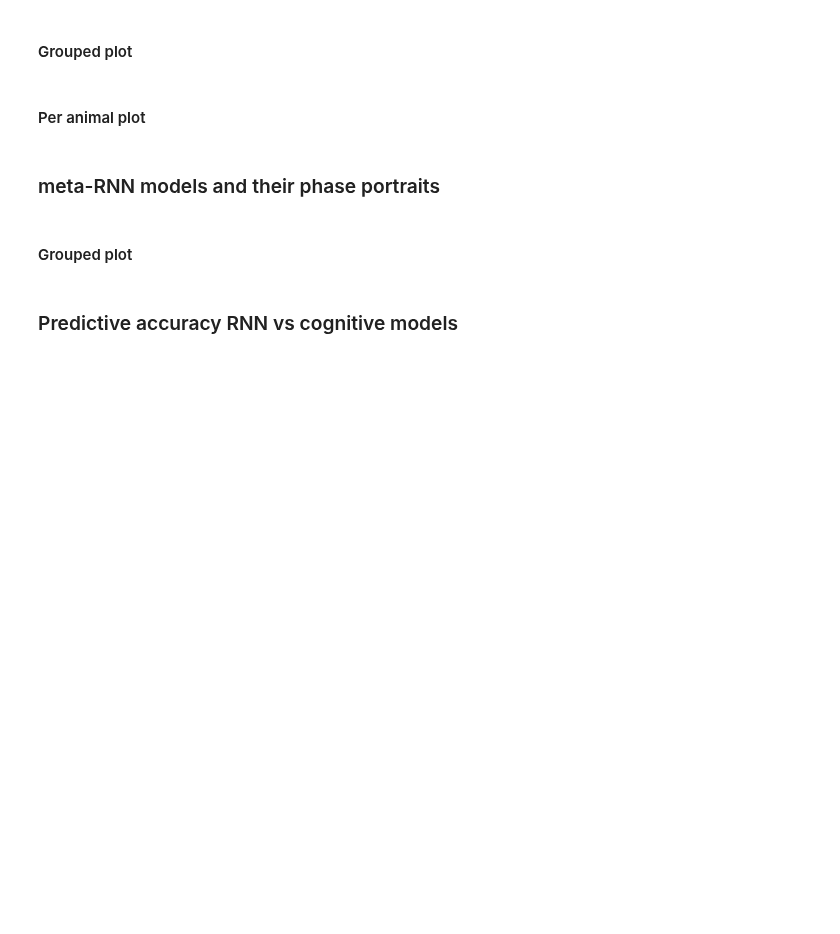
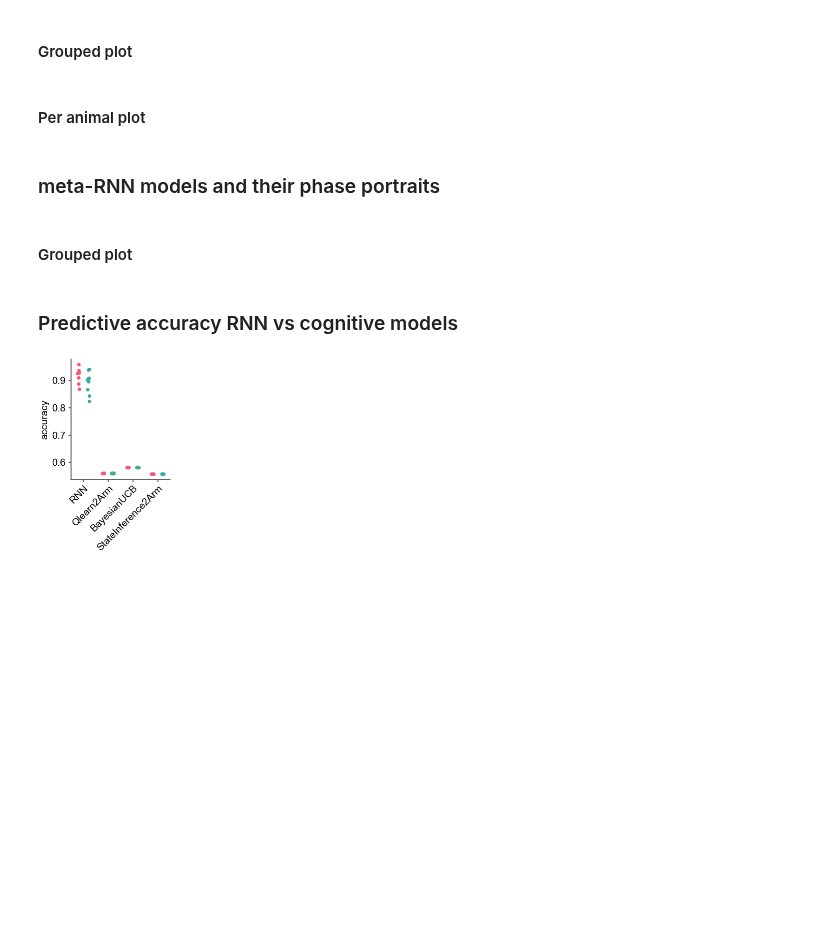
Before and after one commit to bapungiri/py_adlab_bg, a Jupyter notebook: mab_rnn_fit.ipynb, the cells around one changed output. Drawn from its saved outputs; the diff is of its cells as text; code cells hidden in the pictures; blank space fills up the shorter version.

```diff
--- a/mab_rnn_fit.ipynb
+++ b/mab_rnn_fit.ipynb
@@ -1348,23 +1346,28 @@ df_accuracy_main
 # %%
+import mab_subjects
 import matplotlib.pyplot as plt
 from statplotannot.plots import Fig, SeabornPlotter, xtick_format
 import seaborn as sns
 from mab_colors import Palette2Arm
 
 accuracy_df = mab_subjects.GroupData().rnn_models_fit_accuracy.latest
+
 fig = Fig(4, 4, fontsize=14)
 
-for a, accuracy_type in enumerate(["all", "choice"]):
+for a, accuracy_type in enumerate(["all"]):
     df_accuracy_type = accuracy_df[accuracy_df["accuracy_type"] == accuracy_type]
     ax = fig.subplot(fig.gs[a])
 
     SeabornPlotter(
         data=df_accuracy_type,
         x="fit",
         y="accuracy",
         hue="group",
         hue_order=["unstruc", "struc"],
         ax=ax,
-    ).boxplot_filled(palette=Palette2Arm().as_dict()).bootstrap_test()
+    ).stripplot(palette=Palette2Arm().as_dict())
+
     ax.set_xlabel("")
     xtick_format(ax=ax, rotation=45)
+# %% [output]
+[figure, added]
```
Also changed, not shown: parts of 1 cell of this notebook, 1 other file.
